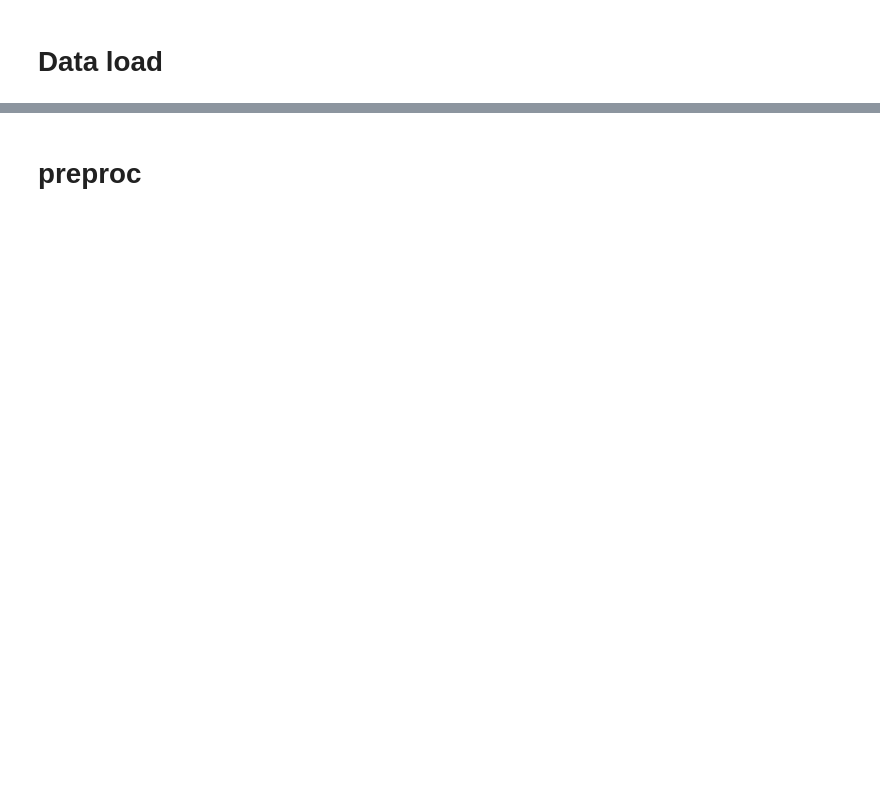
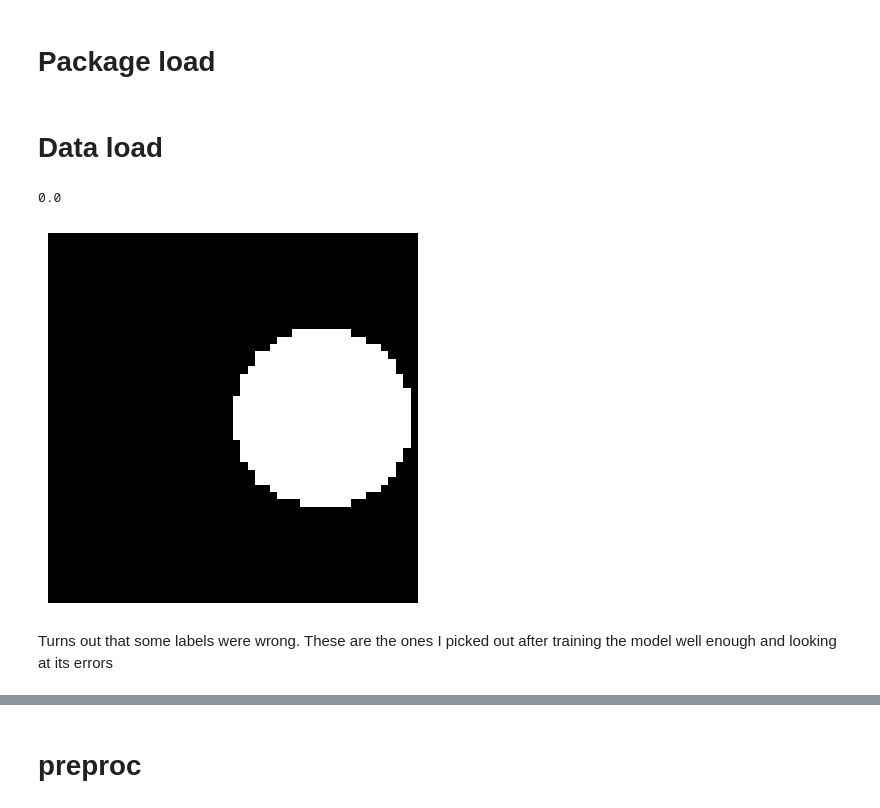
Before and after one commit to BeardMaster/flatland, a Jupyter notebook: Flatland.ipynb, the cells around one changed output, grey strips where cells are left out. Cells and saved outputs as stored; diff of their text form; code cells hidden in the pictures; blank space fills up the shorter version.

```diff
--- a/Flatland.ipynb
+++ b/Flatland.ipynb
@@ -7,3 +7,5 @@ import matplotlib.pyplot as plt
+# %% [markdown]
+# Package load
 # %%
 %matplotlib inline
 
@@ -57,0 +46,9 @@ y= y[mask]
+# %%
+i=5029
+plot(X[i])
+print(y[i])
+# %% [output]
+0.0
+[figure, added]
+# %% [markdown]
+Turns out that some labels were  wrong. These are the ones I picked out after training the model well enough and looking at its errors
```
Also changed, not shown: parts of 37 cells of this notebook.
